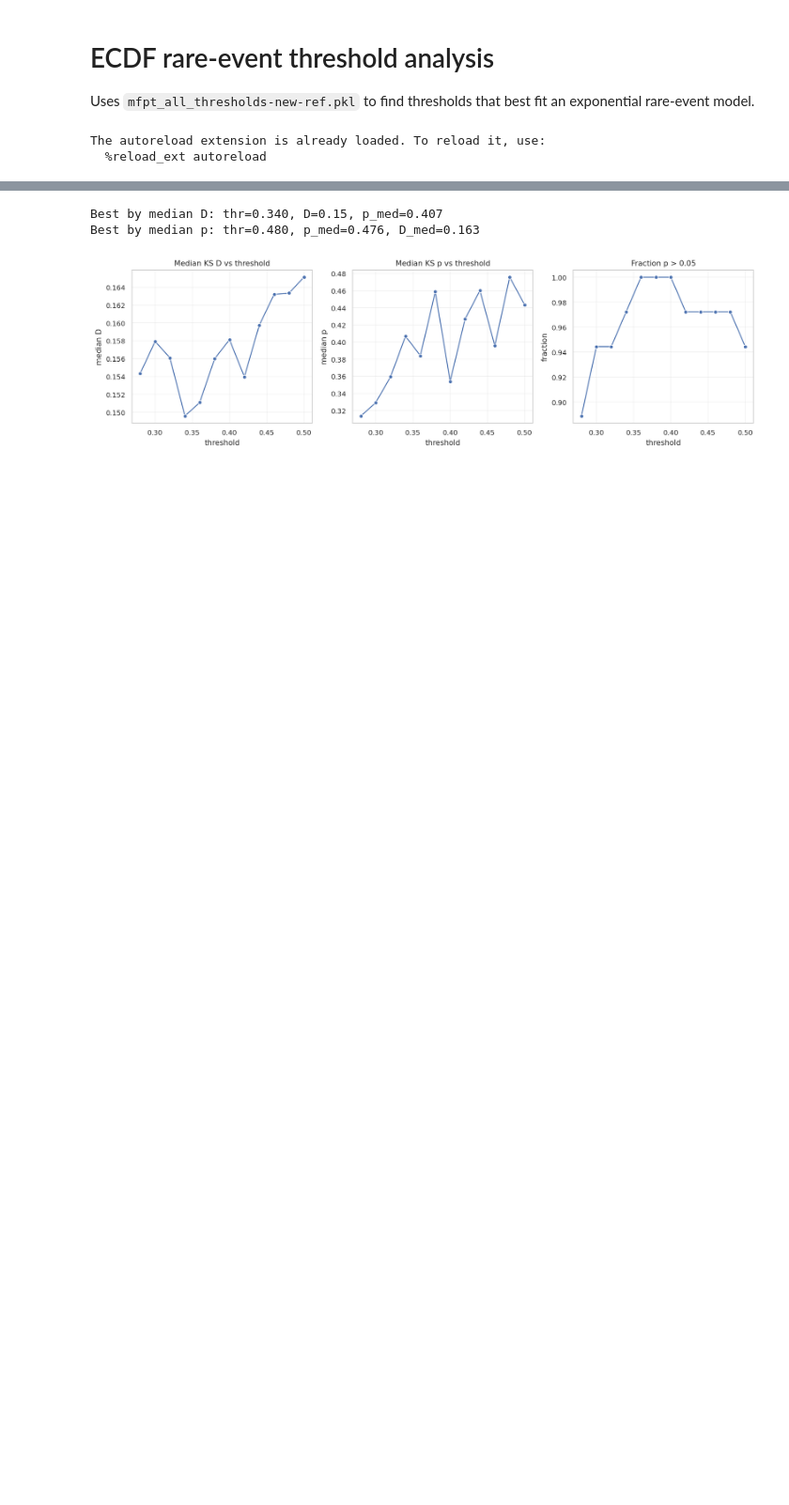
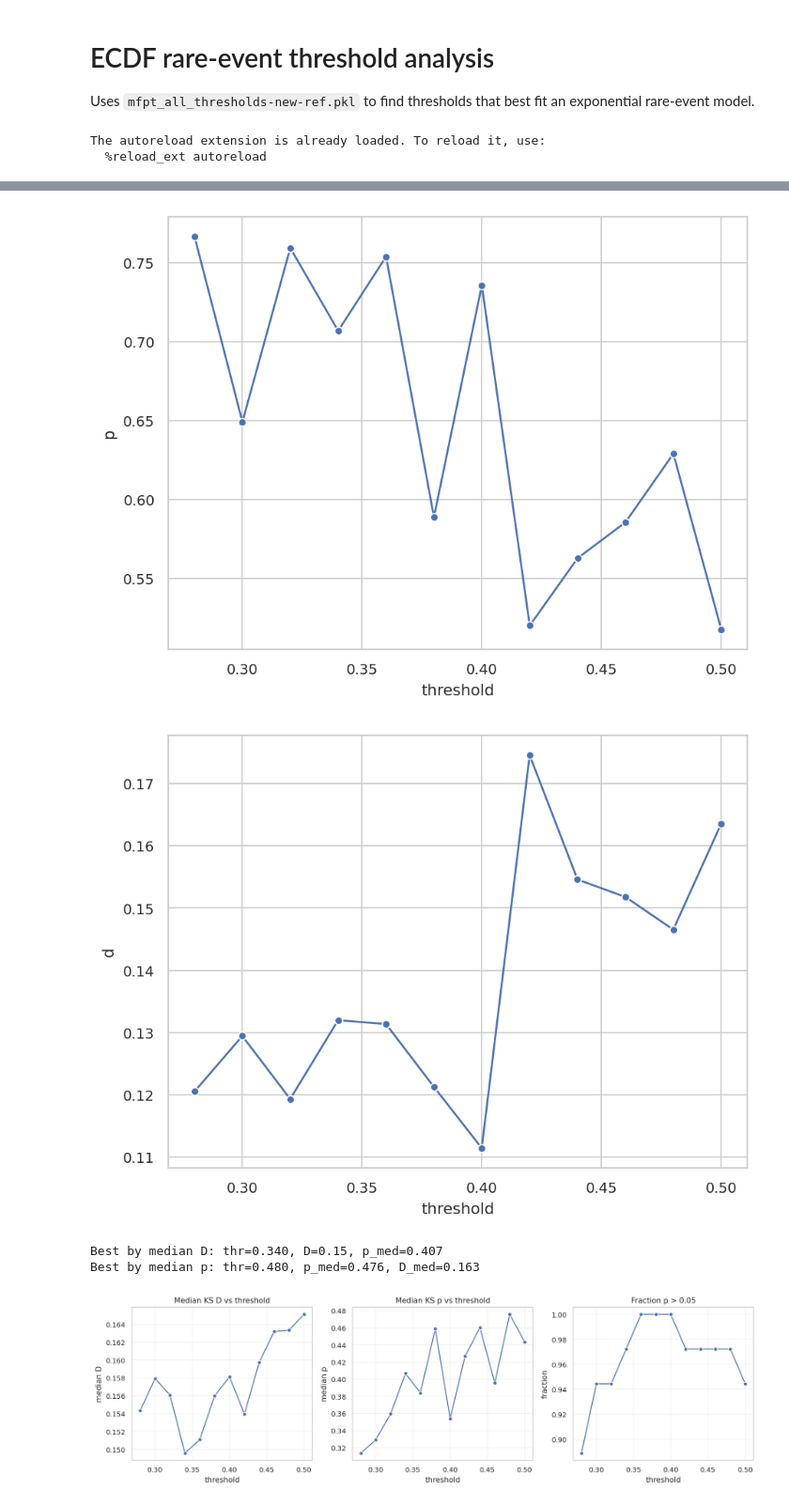
Before and after one commit to MendelsResearchGroup/guiding-peptide-kinetics, a Jupyter notebook: src/paper/ecdf_threshold_analysis.ipynb, the cells around one changed output, grey strips where cells are left out. Shown at 94% size. Cells and saved outputs as stored; diff of their text form; code cells hidden in the pictures; blank space fills up the shorter version.

```diff
--- a/src/paper/ecdf_threshold_analysis.ipynb
+++ b/src/paper/ecdf_threshold_analysis.ipynb
@@ -110,3 +109,40 @@ summary_df
+# %%
+import seaborn as sns
+import pandas as pd
+
+p = []
+d = []
+for thr in thresholds:
+    df = stats_for_threshold(all_mfpt, names, thr)
+    p.append(df.loc['chignolin', 'p'])
+    d.append(df.loc['chignolin', 'D'])
+
+plot_df = pd.DataFrame({
+    'threshold': thresholds,
+    'p': p,
+    'd': d
+})
+
+sns.lineplot(
+    data=plot_df,
+    x='threshold',
+    y='p',
+    marker='o'
+)
+
+plt.show()
+
+sns.lineplot(
+    data=plot_df,
+    x='threshold',
+    y='d',
+    marker='o'
+)
+
+plt.show()
+# %% [output]
+[figure, added]
+[figure, added]
 # %%
 best_by_D = summary_df.loc[summary_df['median_D'].idxmin()]
 best_by_p = summary_df.loc[summary_df['median_p'].idxmax()]
```
Also changed, not shown: parts of 3 cells of this notebook, 4 other files.
